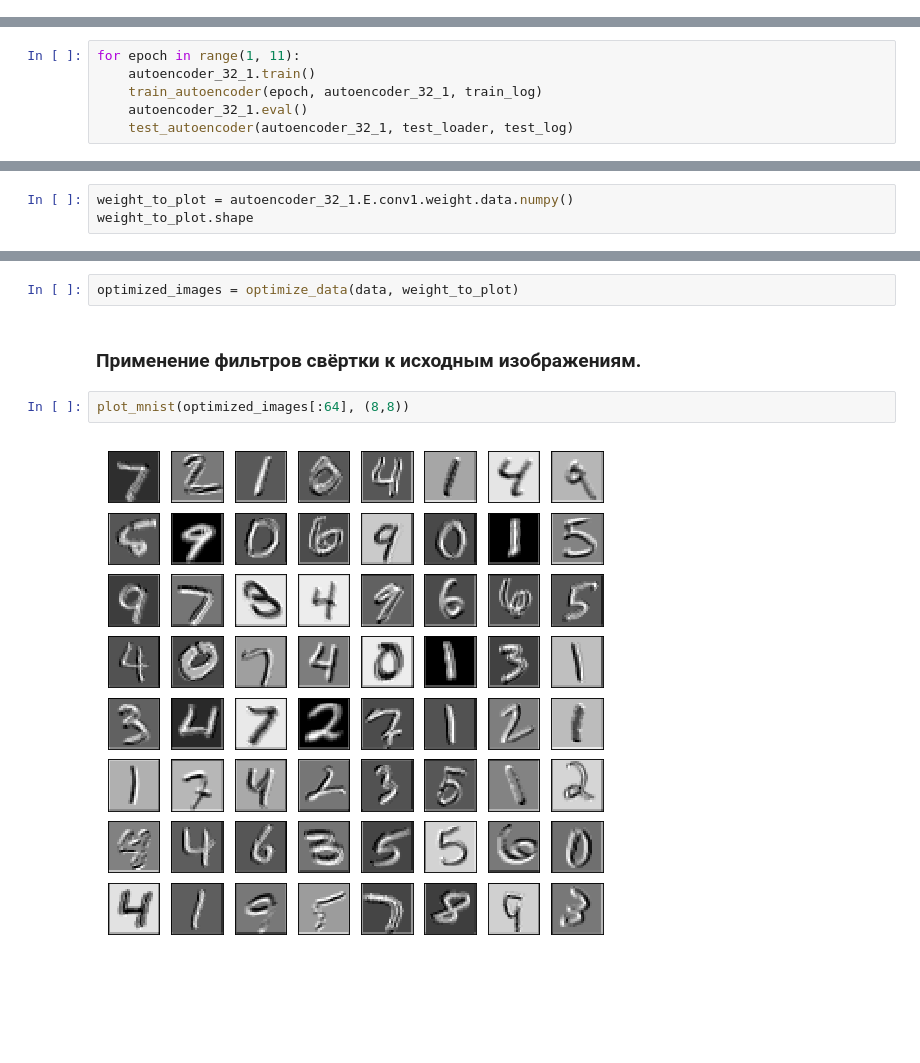
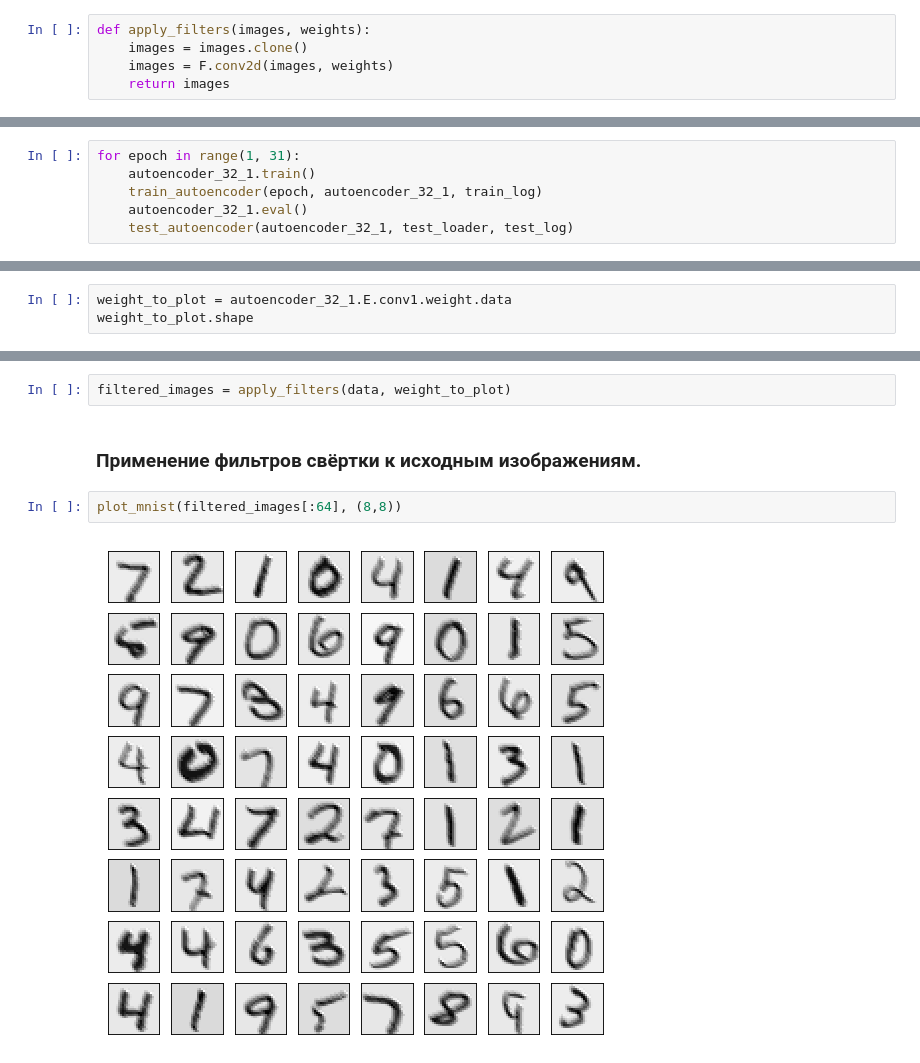
Before and after one commit to Alkud/OTUS_NN_HOMEWORKS, a Jupyter notebook: 05_CNN_AUTOENCODER/homework_cnn_autoencoder.ipynb, the cells around one changed output, grey strips where cells are left out. Drawn from its saved outputs; the diff is of its cells as text; blank space fills up the shorter version.

```diff
--- a/05_CNN_AUTOENCODER/homework_cnn_autoencoder.ipynb
+++ b/05_CNN_AUTOENCODER/homework_cnn_autoencoder.ipynb
@@ -173,3 +162,8 @@ plot_mnist(weight_to_plot, (4, 8))
 # %%
 data, labels = next(iter(test_loader))
+# %%
+def apply_filters(images, weights):
+    images = images.clone()
+    images = F.conv2d(images, weights)
+    return images
 # %%
@@ -322,7 +389,7 @@ autoencoder_32_1 = ConvAutoencoder(hidden_channels=[32, 1])
 train_log = []
 test_log = []
 # %%
-for epoch in range(1, 11):
+for epoch in range(1, 31):
     autoencoder_32_1.train()
     train_autoencoder(epoch, autoencoder_32_1, train_log)
     autoencoder_32_1.eval()
@@ -361,4 +428,4 @@ plot_mnist(to_plot, (5, 10))
 # %%
-weight_to_plot = autoencoder_32_1.E.conv1.weight.data.numpy()
+weight_to_plot = autoencoder_32_1.E.conv1.weight.data
 weight_to_plot.shape
 # %% [output]
@@ -387,8 +456,8 @@ plot_mnist(encoded_images[:64], (8,8))
 # %%
-optimized_images = optimize_data(data, weight_to_plot)
+filtered_images = apply_filters(data, weight_to_plot)
 # %% [markdown]
 ### Применение фильтров свёртки к исходным изображениям.
 # %%
-plot_mnist(optimized_images[:64], (8,8))
+plot_mnist(filtered_images[:64], (8,8))
 # %% [output]
-[figure, old version]
+[figure, new version]
```
Also changed, not shown: parts of 30 cells of this notebook.
